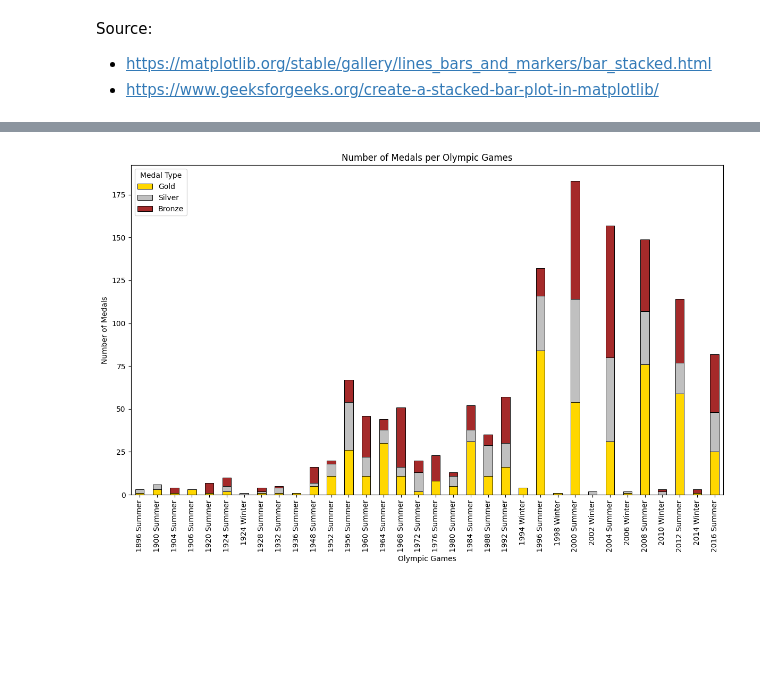
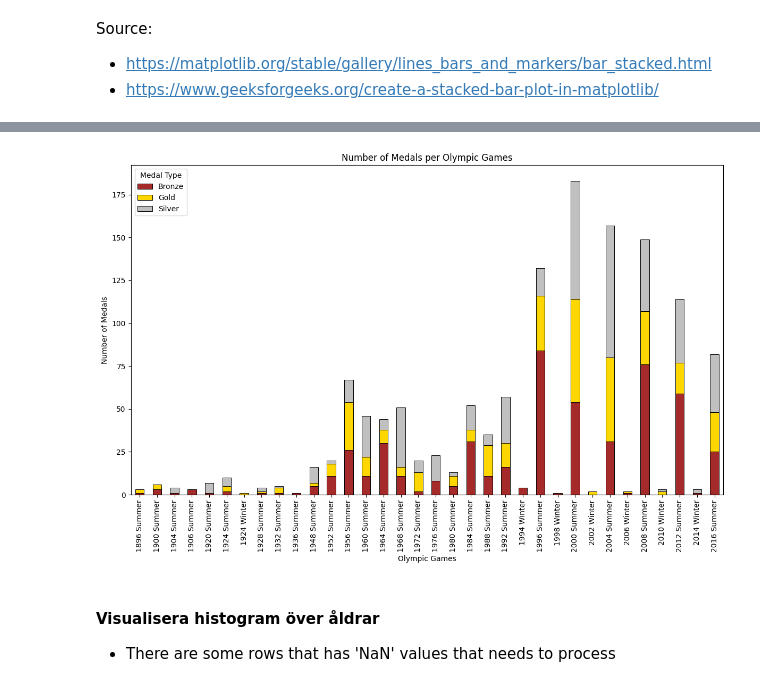
Before and after one commit to HexHungryAda/project-os, a Jupyter notebook: task1.ipynb, the cells around one changed output, grey strips where cells are left out. Saved outputs shown, nothing was run; the diff lists cells and outputs as text; code cells hidden in the pictures; blank space fills up the shorter version.

Commit message:
Update task1.ipynb
- Cleaned some code
- Fixed plot parameters
- Added histogram for Ages of Athletes

```diff
--- a/task1.ipynb
+++ b/task1.ipynb
@@ -35,10 +35,10 @@ Data columns (total 15 columns):
 dtypes: float64(3), int64(2), object(10)
 memory usage: 954.8+ KB
 # %%
-annonymous_name = df['Name'].apply(lambda x: hl.sha256(x.encode()).hexdigest())
+annonymous_name = aus_data['Name'].apply(lambda x: hl.sha256(x.encode()).hexdigest())
 
 # Insert a new columns at index 1 on the table.
-df.insert(1, "Annonymous Name", annonymous_name)
-df.head(1)
+aus_data.insert(1, "Annonymous Name", annonymous_name)
+aus_data.head(1)
 # %% [output]
 |  | ID | Annonymous Name | Name | Sex | Age | Height | Weight | Team | NOC | Games | ... |
@@ -178,10 +139,10 @@ Source:
 - https://www.geeksforgeeks.org/create-a-stacked-bar-plot-in-matplotlib/
 # %%
 # unstack "Medal" index and convert it into columns
-medals_per_os = medals_df.groupby(["Games", "Medal"]).size().unstack(level=1, fill_value=0)
+medals_per_os = aus_data.groupby(["Games", "Medal"]).size().unstack(level=1, fill_value=0)
 # level 0 = "Games", level 1 = "Medal"
-# fill_value=0 fills the rows with 0 if there are still 'NaN'
-medals_per_os.head()
+# fill_value=0 fills the rows with 0 if there are 'NaN'
+medals_per_os.tail(11)
 # %% [output]
 | Medal | Bronze | Gold | Silver |
 | Games |  |  |  |
@@ -193,12 +160,16 @@ medals_per_os.head()
 # %%
-medals_per_os.plot(kind="bar", stacked=True, figsize=(12, 8), color=["gold", "silver", "brown"], edgecolor="black", linewidth=0.7)
+medals_per_os.plot(kind="bar", stacked=True, figsize=(12, 8), color=["brown", "gold", "silver"], edgecolor="black", linewidth=0.7)
 
 plt.title("Number of Medals per Olympic Games")
 plt.xlabel("Olympic Games")
 plt.ylabel("Number of Medals")
-plt.legend(loc="upper left", title="Medal Type", labels=["Gold", "Silver", "Bronze"])
+plt.legend(loc="upper left", title="Medal Type", labels=["Bronze", "Gold", "Silver"])
 plt.xticks(rotation=90)
 plt.tight_layout()
 plt.show()
 # %% [output]
-[figure, old version]
+[figure, new version]
+# %% [markdown]
+#### Visualisera histogram över åldrar
+
+- There are some rows that has 'NaN' values that needs to process
```
Also changed, not shown: parts of 20 cells of this notebook.
